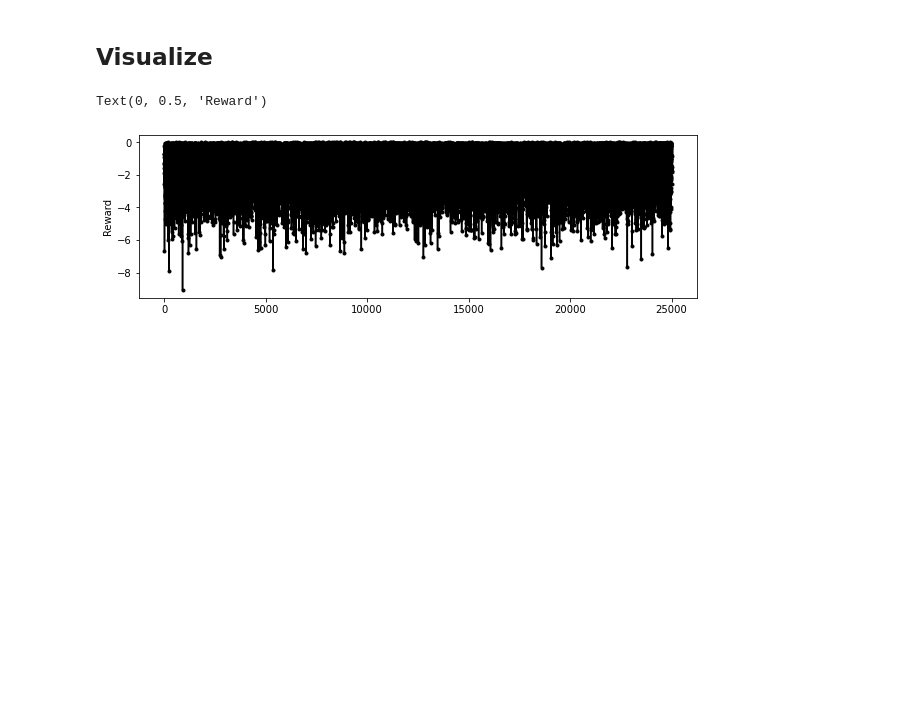
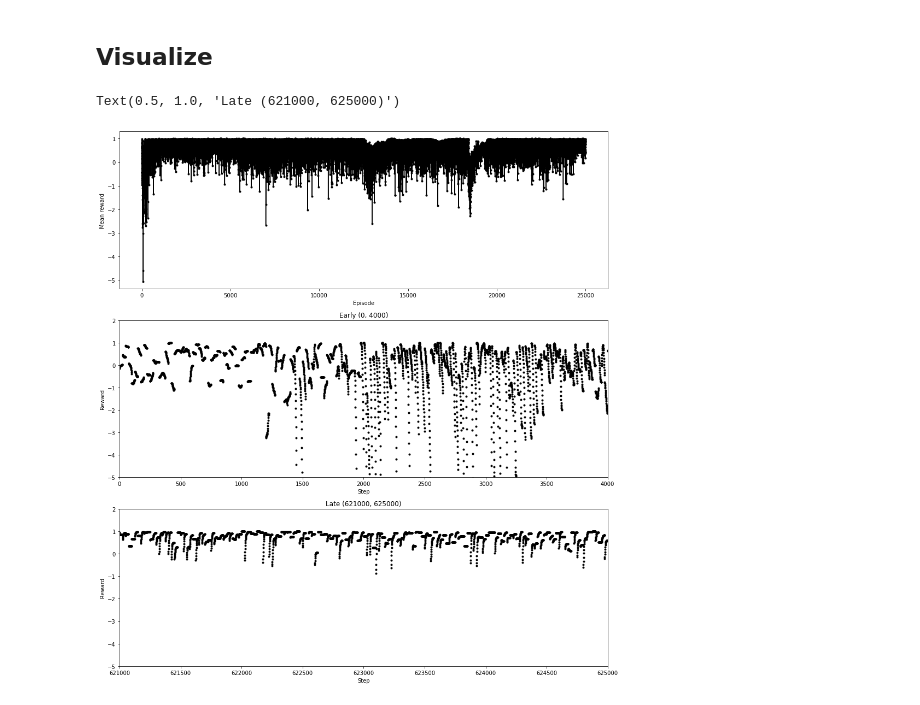
Before and after one commit to parenthetical-e/maddpg-pytorch, a Jupyter notebook: notebooks/maddpg-zoo-scaling.ipynb, the cells around one changed output. Drawn from its saved outputs; the diff is of its cells as text; code cells hidden in the pictures; blank space fills up the shorter version.

```diff
--- a/notebooks/maddpg-zoo-scaling.ipynb
+++ b/notebooks/maddpg-zoo-scaling.ipynb
@@ -50,11 +51,12 @@ n_episodes = 25000 # 25000
 episode_length = 25
 batch_size = 1024
 steps_per_update = 100
-do_fold = False
-do_clip = False
 init_noise_scale = 0.3
 final_noise_scale = 0.0
 n_exploration_eps = n_episodes
+
+do_fold = True
+do_clip = True
 # %% [markdown]
 # Init Env
 # %%
@@ -66,10 +68,8 @@ env = clip_actions_v0(env)
 if do_fold:
     env  = MovingFoldChangeReward(
         env,
-        intial_reference_reward=-1,
+        intial_reference_reward=-2,
         bias_reward=0,
-        # buffer_size=100, # debug
-        buffer_size=n_episodes//10
     )
 # Clip?
 if do_clip:
@@ -105,6 +103,7 @@ print(f"----- Running: {env_name} ------")
 print(f"device: cpu")
 # print(f"log_dir: {log_dir}")
 
+episode_rewards = []
 total_rewards = []
 for n in tqdm(range(n_episodes)):
     # print(f"Episodes {n + 1}-{n + 2} of {n_episodes}")
@@ -147,6 +146,7 @@ for n in tqdm(range(n_episodes)):
                 agent_actions[a] = ac.data.numpy().flatten()
         # !
         next_obs, rewards, dones, infos = env.step(agent_actions)
+        episode_rewards.append(rewards)
         replay_buffer.push(
             [obs[a] for a in env.possible_agents],
             [agent_actions[a] for a in env.possible_agents],
@@ -179,23 +179,32 @@ for n in tqdm(range(n_episodes)):
 device: cpu
 # %% [markdown]
 ## Visualize
-# %%
-agent = "agent_0"
-# total_rewards = np.concatenate(total_rewards)
-
-fig, (ax1) = plt.subplots(1, 1, figsize=(10, 3))
-times = np.arange(0, total_rewards.size)
-ax1.plot(times, total_rewards, '.-', color="black", label="reward")
-if do_fold:
-    ax1.axhline(
-        env.reference_reward[agent].mean(),
-        color='black',
-        linestyle='dashed',
-        linewidth=2
-    )
-ax1.set_ylabel("Reward")
-# ax1.set_ylim(-10, 10)
-# ax2.semilogy()
-# %% [output]
-Text(0, 0.5, 'Reward')
-[figure, removed]
+# %%
+agent = "agent_0"
+
+fig, (ax1, ax2, ax3) = plt.subplots(3, 1, figsize=(16, 18))
+
+times = np.arange(0, len(total_rewards))
+ax1.plot(times, np.concatenate(total_rewards), '.-', color="black", label="reward")
+ax1.set_ylabel("Mean reward")
+ax1.set_xlabel("Episode")
+# ax1.set_xlim(9900, 10000)
+# ax1.set_ylim(-3, 0)
+
+times = np.arange(0, np.asarray([r[agent] for r in episode_rewards]).size)
+ax2.plot(times, np.asarray([r[agent] for r in episode_rewards]), '.', color="black", label="reward")
+ax2.set_ylabel("Reward")
+ax2.set_xlabel("Step")
+ax2.set_xlim(0, 4000)
+ax2.set_ylim(-5, 2)
+ax2.set_title("Early (0, 4000)")
+
+ax3.plot(times, np.asarray([r[agent] for r in episode_rewards]), '.', color="black", label="reward")
+ax3.set_ylabel("Reward")
+ax3.set_xlabel("Step")
+ax3.set_xlim(times.size - 4000, times.size)
+ax3.set_ylim(-5, 2)
+ax3.set_title(f"Late ({times.size - 4000}, {times.size})")
+# %% [output]
+Text(0.5, 1.0, 'Late (621000, 625000)')
+[figure, added]
```
Also changed, not shown: parts of 2 cells of this notebook, 1 other file.
